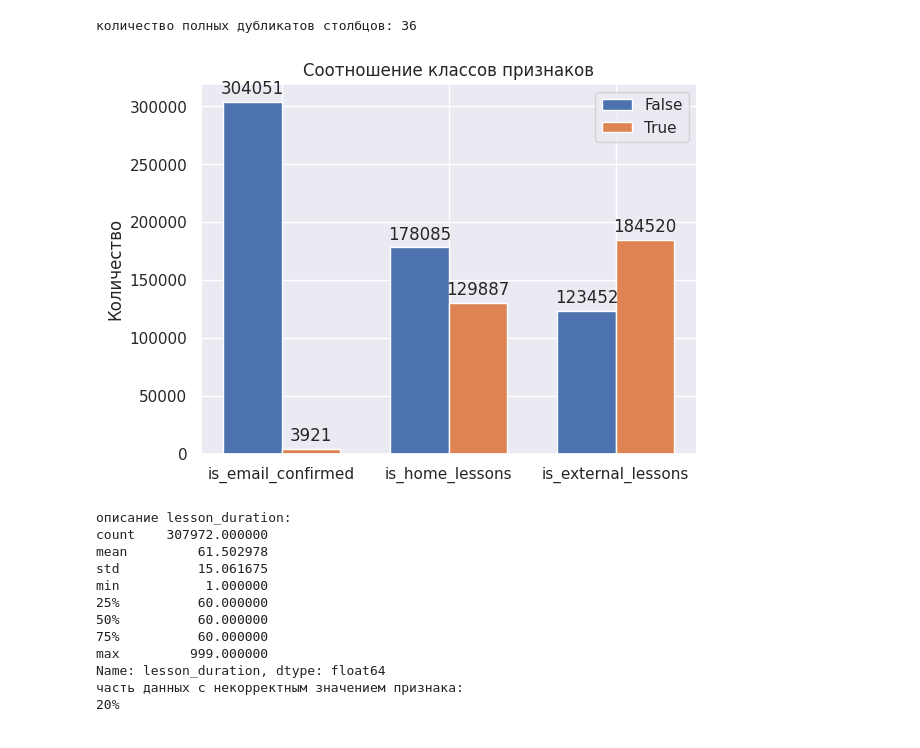
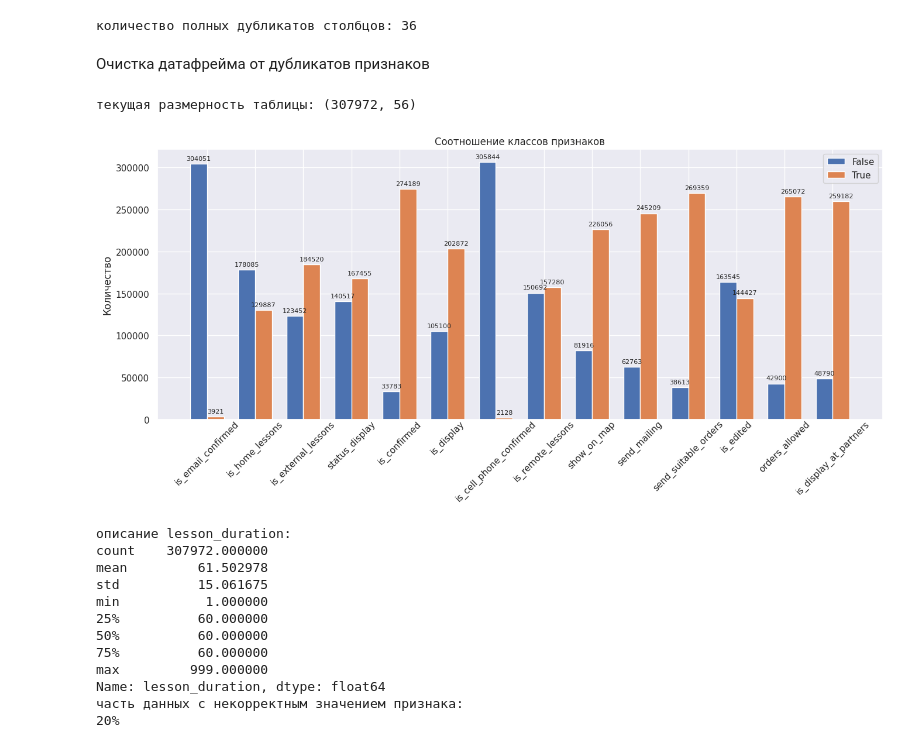
Before and after one commit to denis-42ds/classification_of_payment_requests, a Jupyter notebook: classification_of_payment_requests.ipynb, the cells around one changed output. Saved outputs shown, nothing was run; the diff lists cells and outputs as text; code cells hidden in the pictures.

```diff
--- a/classification_of_payment_requests.ipynb
+++ b/classification_of_payment_requests.ipynb
@@ -884,43 +866,60 @@ print(f"количество полных дубликатов столбцов:
 # %% [output]
 количество полных дубликатов столбцов: 36
-# %%
-teachers_info.drop_duplicates(inplace=True)
-teachers_info.reset_index(drop=True, inplace=True)
+# %% [markdown]
+Очистка датафрейма от дубликатов признаков
+# %%
+teacher_columns_duplicated = (
+    list(set(teachers_columns_duplicated[teachers_columns_duplicated].index) -
+         set(pd.Series(teachers_columns_duplicated[teachers_columns_duplicated].index)
+         .str.split('.').str[0].unique()))
+    )
+teachers_info = teachers_info.drop(columns=teacher_columns_duplicated)
+print(f"текущая размерность таблицы: {teachers_info.shape}")
+# %% [output]
+текущая размерность таблицы: (307972, 56)
 # %%
-labels = ['is_email_confirmed', 'is_home_lessons', 'is_external_lessons']
-sizes_0 = [teachers_info['is_email_confirmed'].value_counts()[0],
-           teachers_info['is_home_lessons'].value_counts()[0],
-           teachers_info['is_external_lessons'].value_counts()[0]]
-sizes_1 = [teachers_info['is_email_confirmed'].value_counts()[1],
-           teachers_info['is_home_lessons'].value_counts()[1],
-           teachers_info['is_external_lessons'].value_counts()[1]]
+labels = ['is_email_confirmed',
+          'is_home_lessons',
+          'is_external_lessons',
+          'status_display',
+          'is_confirmed',
+          'is_display',
+          'is_cell_phone_confirmed',
+          'is_remote_lessons',
+          'show_on_map',
+          'send_mailing',
+          'send_suitable_orders',
+          'is_edited',
+          'orders_allowed',
+          'is_display_at_partners']
+
+sizes_0 = [teachers_info[label].value_counts()[0] for label in labels]
+sizes_1 = [teachers_info[label].value_counts()[1] for label in labels]
 
 x = range(len(labels))
 width = 0.35
 
-fig, ax = plt.subplots()
+fig, ax = plt.subplots(figsize=(16, 6))
 rects1 = ax.bar(x, sizes_0, width, label='False')
 rects2 = ax.bar([val + width for val in x], sizes_1, width, label='True')
 
 ax.set_ylabel('Количество')
 ax.set_title('Соотношение классов признаков', size=12)
 ax.set_xticks([val + width/2 for val in x])
 ax.set_xticklabels(labels)
 ax.legend()
+ax.xaxis.set_tick_params(rotation=45, pad=-10)
+ax.set_xticklabels(ax.get_xticklabels(), y=-0.01)
 
-def autolabel(rects):
-    for rect in rects:
-        height = rect.get_height()
-        ax.annotate(f'{height}', xy=(rect.get_x() + rect.get_width() / 2, height),
-                    xytext=(0, 3), textcoords="offset points",
-                    ha='center', va='bottom')
-
-autolabel(rects1)
-autolabel(rects2)
+for rect in rects1 + rects2:
+    height = rect.get_height()
+    ax.annotate(f'{height}', xy=(rect.get_x() + rect.get_width() / 2, height),
+                xytext=(0, 3), textcoords="offset points",
+                ha='center', va='bottom', fontsize=8)
 
 plt.show()
 # %% [output]
-[figure, old version]
+[figure, new version]
 # %%
 print(f"""описание lesson_duration:
 {teachers_info['lesson_duration'].describe()}""")
```
Also changed, not shown: parts of 43 cells of this notebook.
